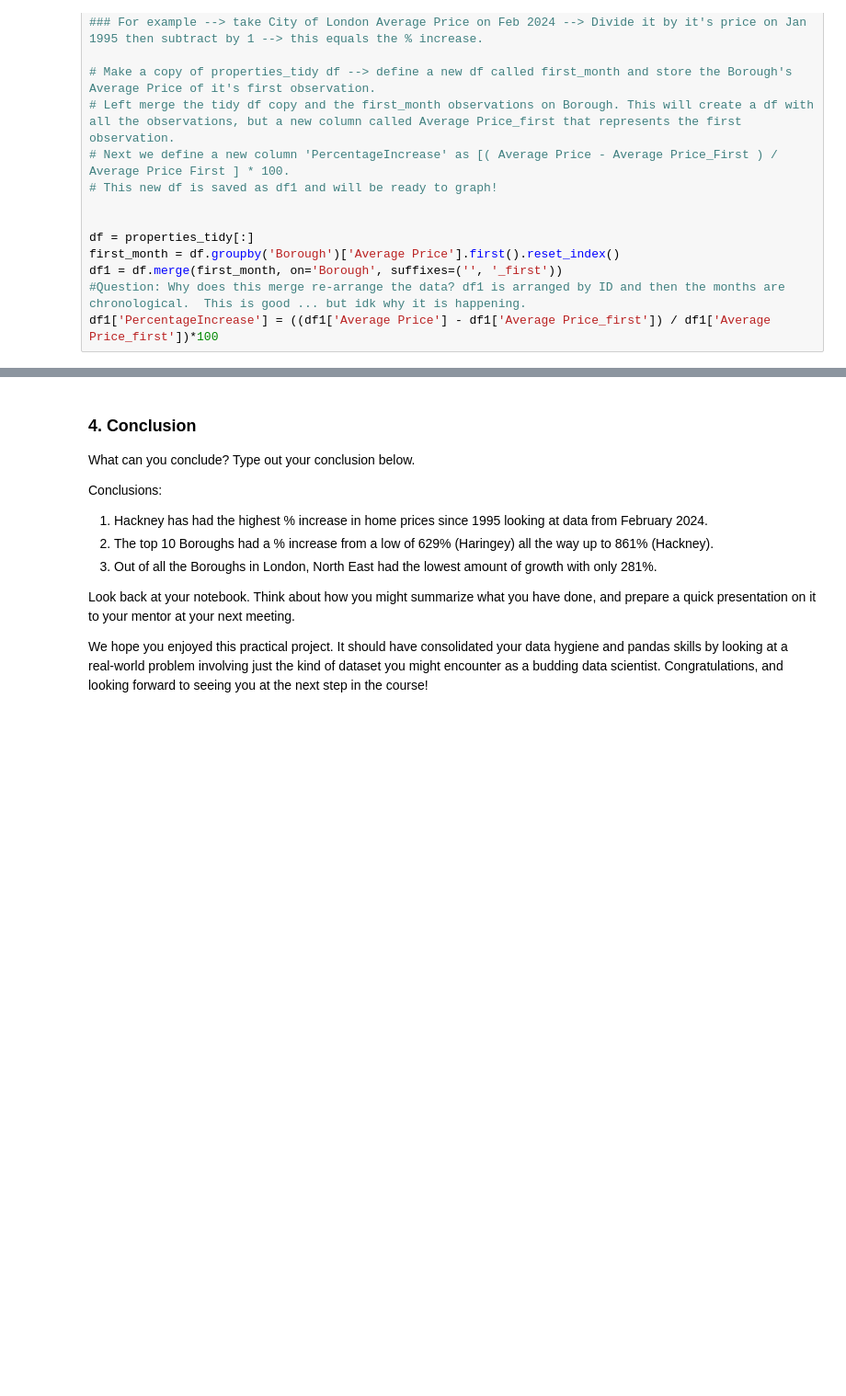
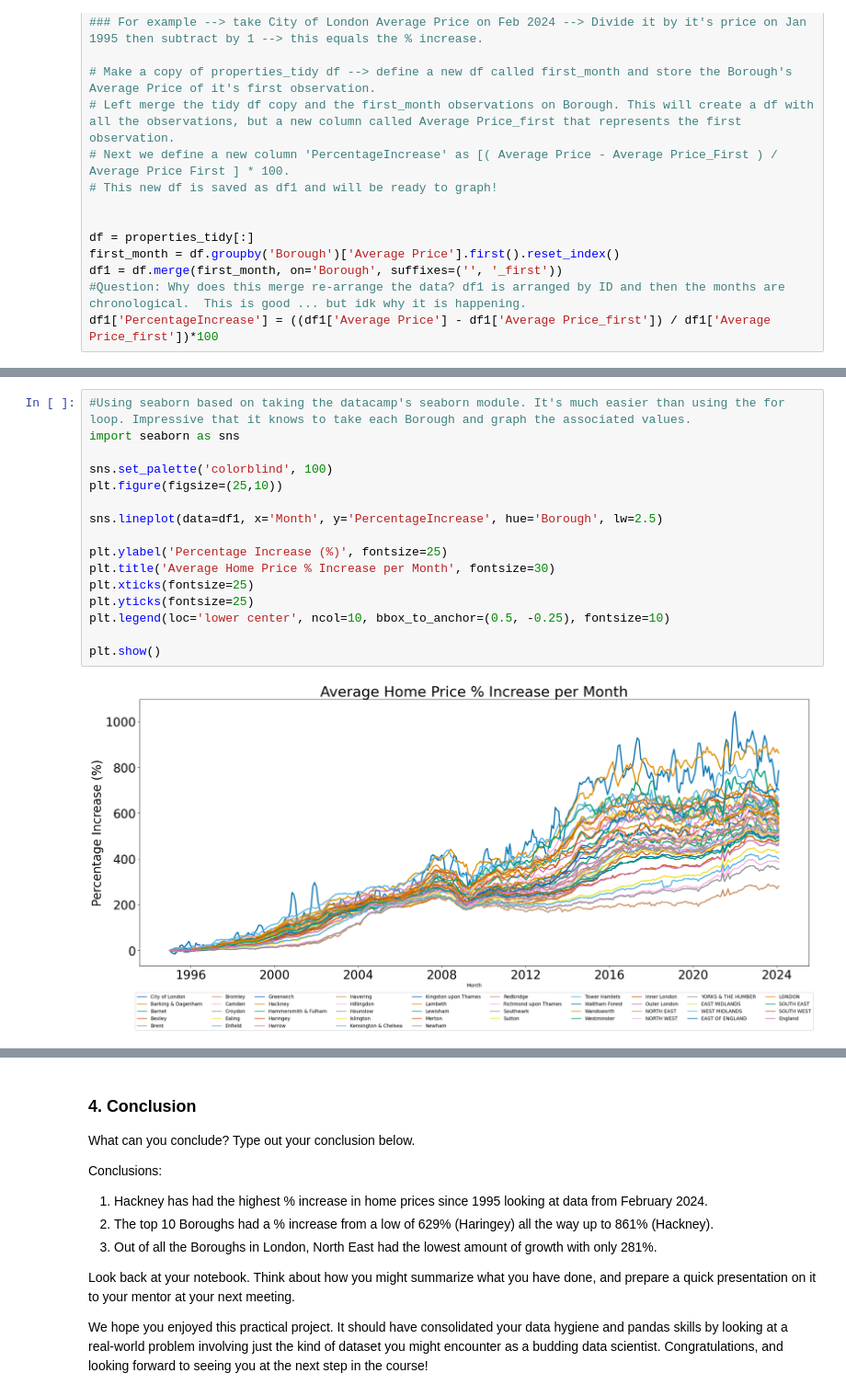
Before and after one commit to MSVWalker/Springboard, a Jupyter notebook: London_Housing/Unit_4_Challenge_Tier3.ipynb, the cells around one changed output, grey strips where cells are left out. Shown at 92% size. Saved outputs shown, nothing was run; the diff lists cells and outputs as text; blank space fills up the shorter version.

```diff
--- a/London_Housing/Unit_4_Challenge_Tier3.ipynb
+++ b/London_Housing/Unit_4_Challenge_Tier3.ipynb
@@ -387,3 +388,21 @@ plt.show()
+# %%
+#Using seaborn based on taking the datacamp's seaborn module. It's much easier than using the for loop. Impressive that it knows to take each Borough and graph the associated values.
+import seaborn as sns
+
+sns.set_palette('colorblind', 100)
+plt.figure(figsize=(25,10))
+
+sns.lineplot(data=df1, x='Month', y='PercentageIncrease', hue='Borough', lw=2.5)
+
+plt.ylabel('Percentage Increase (%)', fontsize=25)
+plt.title('Average Home Price % Increase per Month', fontsize=30)
+plt.xticks(fontsize=25)
+plt.yticks(fontsize=25)
+plt.legend(loc='lower center', ncol=10, bbox_to_anchor=(0.5, -0.25), fontsize=10)
+
+plt.show()
+# %% [output]
+[figure, added]
 # %%
 #Create a new DF that will organize the top 10 boroughs with the highest % increase at the most current month.
 df_top10 = df1[:]
```
Also changed, not shown: parts of 2 cells of this notebook.
